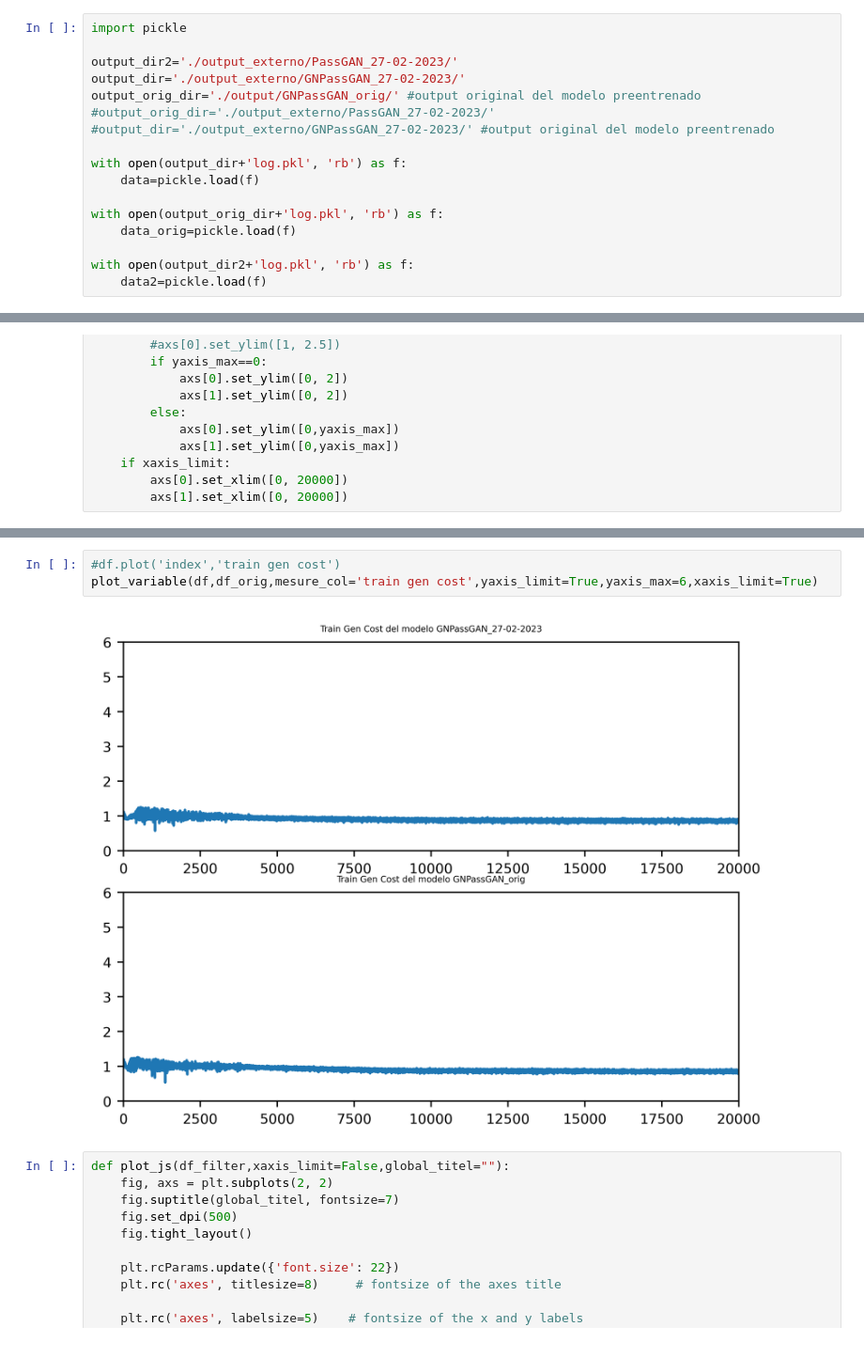
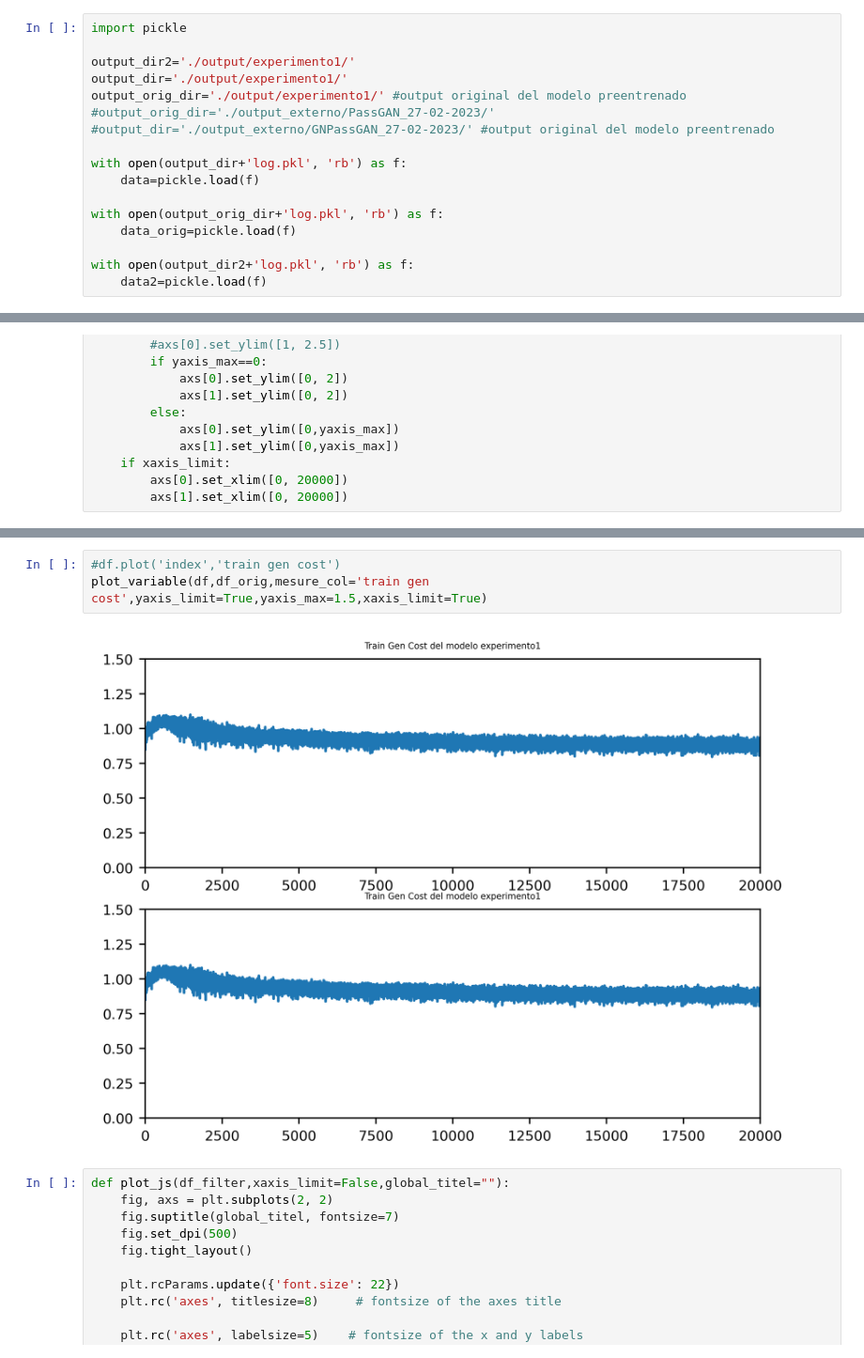
Before and after one commit to Alexrgg/spanish-words-generator, a Jupyter notebook: read_logs.ipynb, the cells around one changed output, grey strips where cells are left out. Shown at 94% size. Saved outputs shown, nothing was run; the diff lists cells and outputs as text.

```diff
--- a/read_logs.ipynb
+++ b/read_logs.ipynb
@@ -1,9 +3,9 @@
 # %%
 import pickle
 
-output_dir2='./output_externo/PassGAN_27-02-2023/'
-output_dir='./output_externo/GNPassGAN_27-02-2023/'
-output_orig_dir='./output/GNPassGAN_orig/' #output original del modelo preentrenado
+output_dir2='./output/experimento1/'
+output_dir='./output/experimento1/'
+output_orig_dir='./output/experimento1/' #output original del modelo preentrenado
 #output_orig_dir='./output_externo/PassGAN_27-02-2023/'
 #output_dir='./output_externo/GNPassGAN_27-02-2023/' #output original del modelo preentrenado
 
@@ -120,8 +121,8 @@ plot_variable(df,df_orig,mesure_col='train critic cost',yaxis_limit=True,xaxis_l
 # %%
 #df.plot('index','train gen cost')
-plot_variable(df,df_orig,mesure_col='train gen cost',yaxis_limit=True,yaxis_max=6,xaxis_limit=True)
+plot_variable(df,df_orig,mesure_col='train gen cost',yaxis_limit=True,yaxis_max=1.5,xaxis_limit=True)
 # %% [output]
-[figure, old version]
+[figure, new version]
 # %%
 def plot_js(df_filter,xaxis_limit=False,global_titel=""):
     fig, axs = plt.subplots(2, 2)
```
Also changed, not shown: parts of 15 cells of this notebook, 2 other files.
